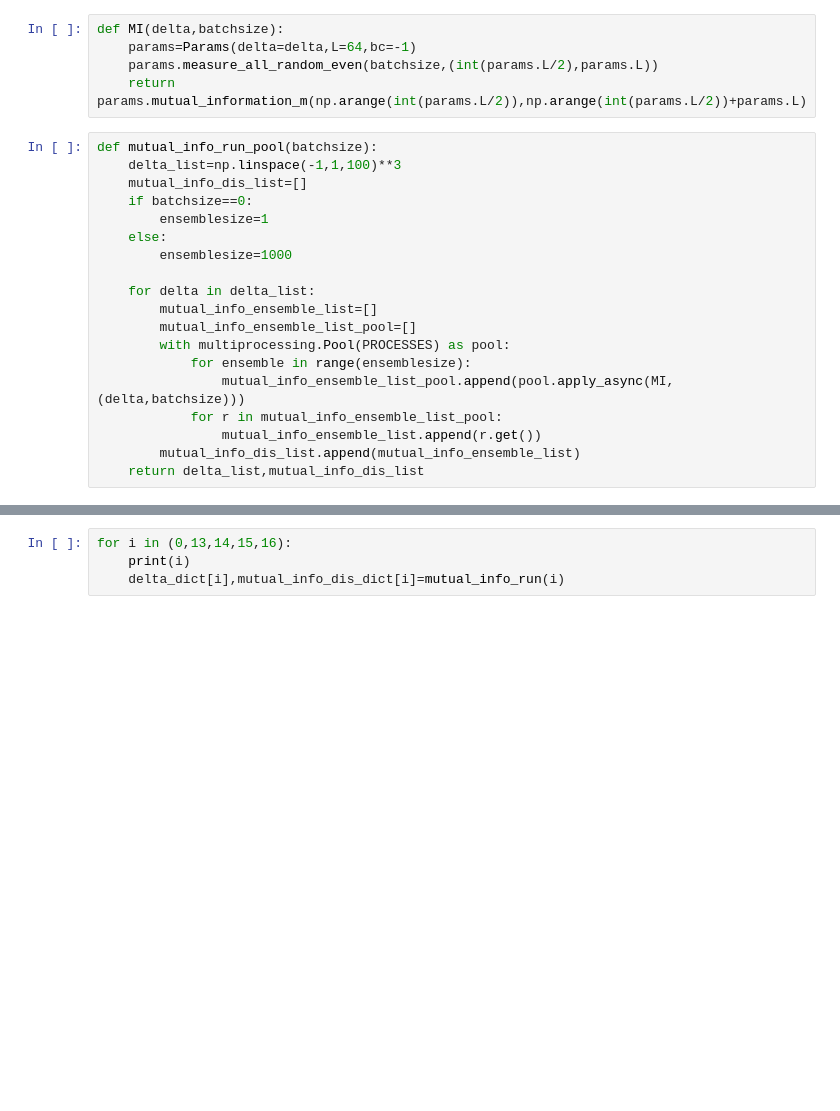
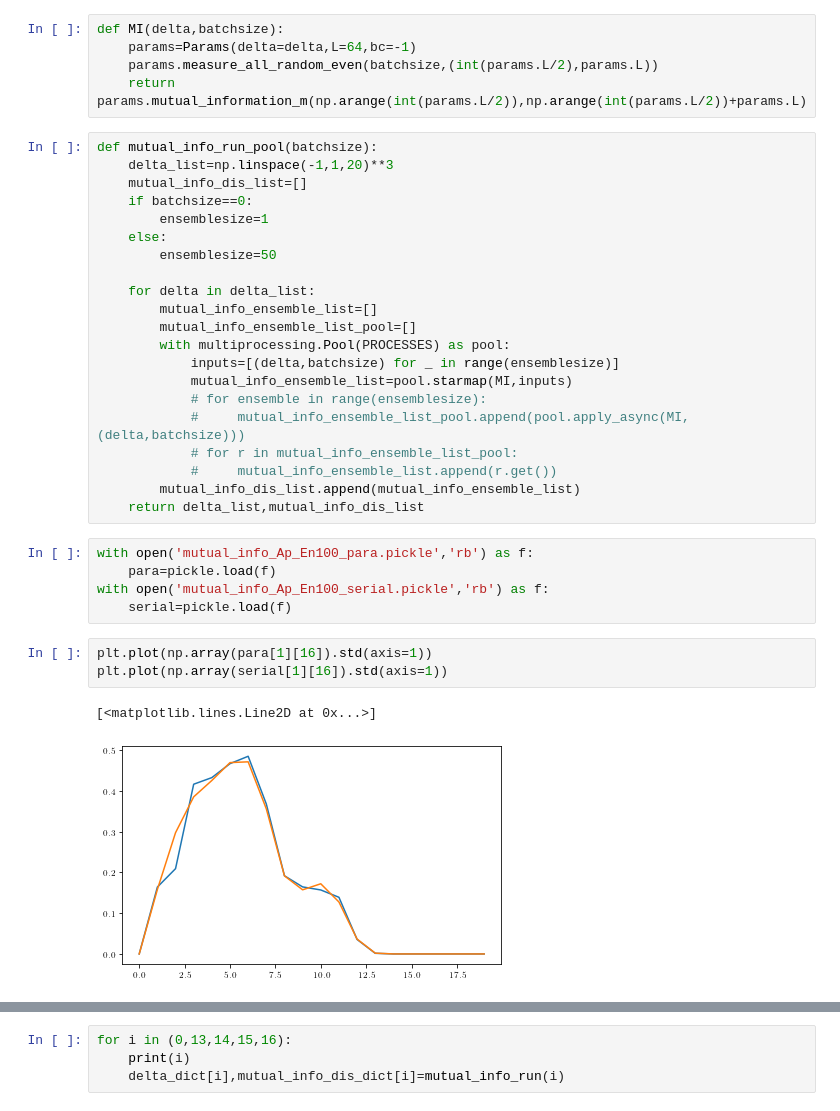
Before and after one commit to hainingpan/SPT, a Jupyter notebook: test_Majorana_chain.ipynb, the cells around one changed output, grey strips where cells are left out. Drawn from its saved outputs; the diff is of its cells as text; blank space fills up the shorter version.

```diff
--- a/test_Majorana_chain.ipynb
+++ b/test_Majorana_chain.ipynb
@@ -992,20 +1192,33 @@ def MI(delta,batchsize):
     return params.mutual_information_m(np.arange(int(params.L/2)),np.arange(int(params.L/2))+params.L)
 # %%
 def mutual_info_run_pool(batchsize):
-    delta_list=np.linspace(-1,1,100)**3
+    delta_list=np.linspace(-1,1,20)**3
     mutual_info_dis_list=[]
     if batchsize==0:
         ensemblesize=1
     else:
-        ensemblesize=1000
+        ensemblesize=50
 
     for delta in delta_list:
         mutual_info_ensemble_list=[]
         mutual_info_ensemble_list_pool=[]
         with multiprocessing.Pool(PROCESSES) as pool:
-            for ensemble in range(ensemblesize):
-                mutual_info_ensemble_list_pool.append(pool.apply_async(MI,(delta,batchsize)))
-            for r in mutual_info_ensemble_list_pool:
-                mutual_info_ensemble_list.append(r.get())
+            inputs=[(delta,batchsize) for _ in range(ensemblesize)]
+            mutual_info_ensemble_list=pool.starmap(MI,inputs)
+            # for ensemble in range(ensemblesize):
+            #     mutual_info_ensemble_list_pool.append(pool.apply_async(MI,(delta,batchsize)))
+            # for r in mutual_info_ensemble_list_pool:
+            #     mutual_info_ensemble_list.append(r.get())
         mutual_info_dis_list.append(mutual_info_ensemble_list)
     return delta_list,mutual_info_dis_list
+# %%
+with open('mutual_info_Ap_En100_para.pickle','rb') as f:
+    para=pickle.load(f)
+with open('mutual_info_Ap_En100_serial.pickle','rb') as f:
+    serial=pickle.load(f)
+# %%
+plt.plot(np.array(para[1][16]).std(axis=1))
+plt.plot(np.array(serial[1][16]).std(axis=1))
+# %% [output]
+[<matplotlib.lines.Line2D at 0x...>]
+[figure, added]
```
Also changed, not shown: parts of 39 cells of this notebook, 1 other file.
